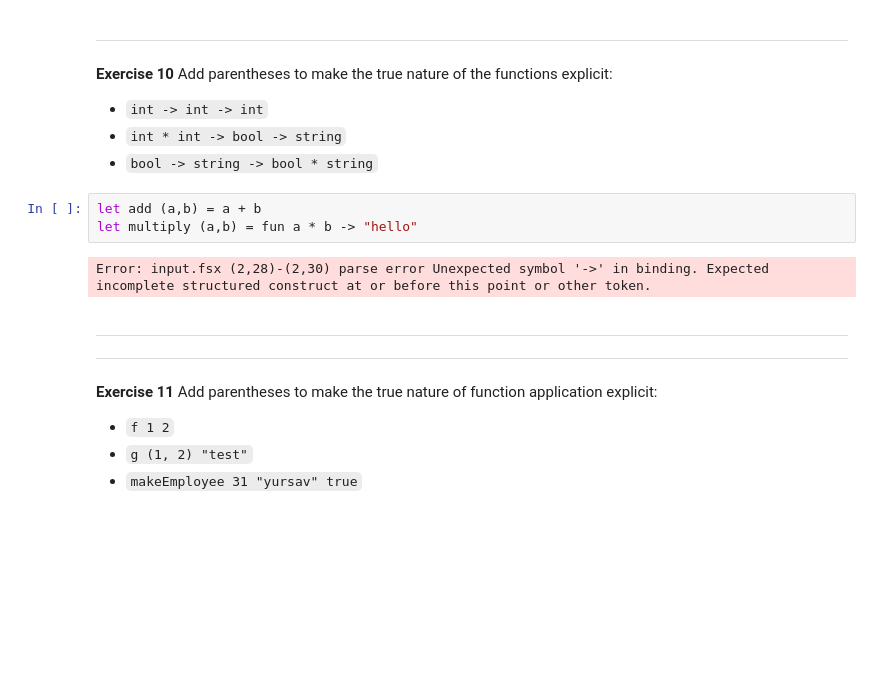
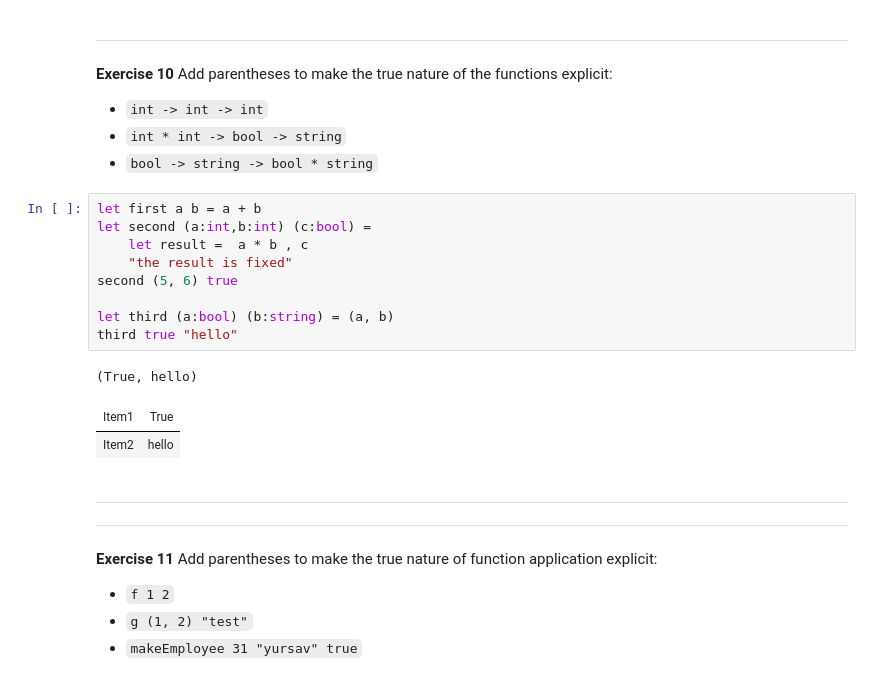
Before and after one commit to IntissarJ/FPROGHW, a Jupyter notebook: 02-functions-as-values.ipynb, the cells around one changed output. Saved outputs shown, nothing was run; the diff lists cells and outputs as text; blank space fills up the shorter version.

```diff
--- a/02-functions-as-values.ipynb
+++ b/02-functions-as-values.ipynb
@@ -224,10 +224,18 @@ explicit:
 -   `int * int -> bool -> string`
 -   `bool -> string -> bool * string`
 # %%
-let add (a,b) = a + b
-let multiply (a,b) = fun a * b -> "hello"
+let first a b = a + b
+let second (a:int,b:int) (c:bool) =
+    let result =  a * b , c
+    "the result is fixed"
+second (5, 6) true
+
+let third (a:bool) (b:string) = (a, b)
+third true "hello"
 # %% [output]
-Error: input.fsx (2,28)-(2,30) parse error Unexpected symbol '->' in binding. Expected incomplete structured construct at or before this point or other token.
+(True, hello)
+| Item1 | True |
+| Item2 | hello |
 # %% [markdown]
 ------------------------------------------------------------------------
 
```
Also changed, not shown: parts of 15 cells of this notebook.
